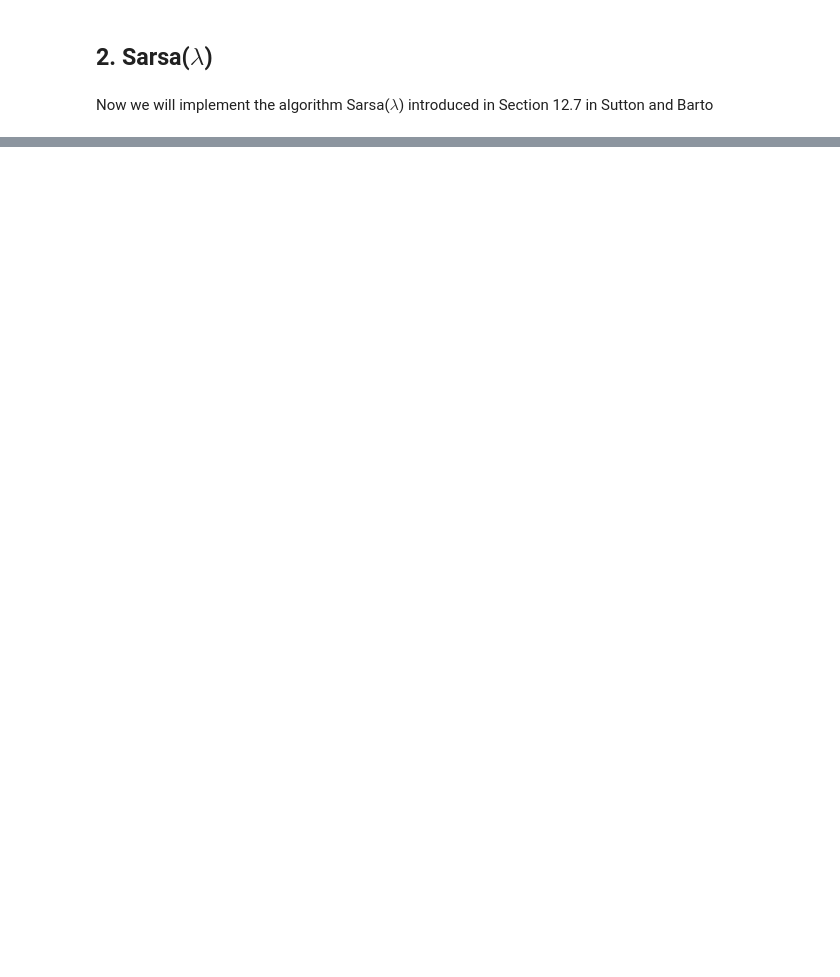
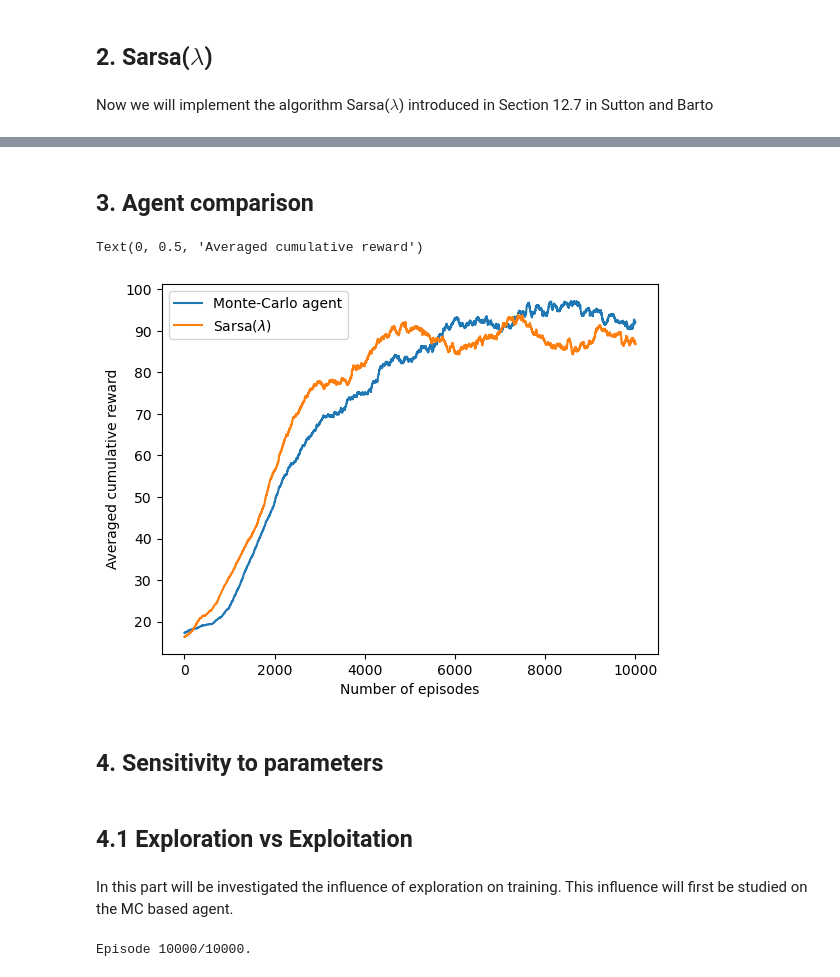
Before and after one commit to VictorGirou/FlappyBird_RL_Assignment-, a Jupyter notebook: main.ipynb, the cells around one changed output, grey strips where cells are left out. Saved outputs shown, nothing was run; the diff lists cells and outputs as text; code cells hidden in the pictures; blank space fills up the shorter version.

```diff
--- a/main.ipynb
+++ b/main.ipynb
@@ -209,0 +359,27 @@ Episode 4000/4000.
+# %% [markdown]
+## 3. Agent comparison
+# %%
+plt.plot(np.arange(len(rewards_mc_list)), moving_average(rewards_mc_list, 600), label='Monte-Carlo agent')
+plt.plot(np.arange(len(rewards_sarsa)), moving_average(rewards_sarsa, 600), label='Sarsa($\lambda$)')
+plt.legend()
+plt.xlabel('Number of episodes')
+plt.ylabel('Averaged cumulative reward')
+# %% [output]
+Text(0, 0.5, 'Averaged cumulative reward')
+[figure, added]
+# %% [markdown]
+## 4. Sensitivity to parameters
+# %% [markdown]
+## 4.1 Exploration vs Exploitation
+# %% [markdown]
+In this part will be investigated the influence of exploration on training. This influence will first be studied on the MC based agent.
+# %%
+# define epsilon values
+influence_epsilon = {}
+epsilon_values = [0, 0.01, 0.1, 0.2, 0.3, 0.4, 0.5]
+
+for eps in epsilon_values:
+
+    influence_epsilon[eps] = mc_control(env, 10000, alpha=0.1, gamma=0.9, epsilon=eps)
+# %% [output]
+Episode 10000/10000.
```
Also changed, not shown: parts of 45 cells of this notebook.
